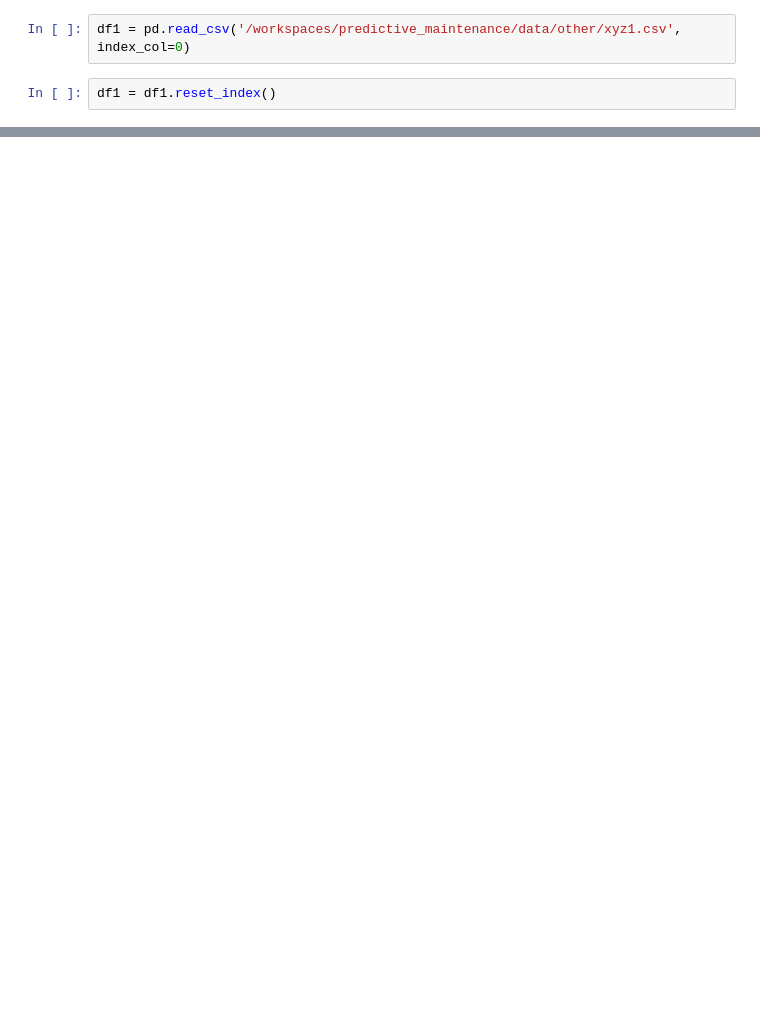
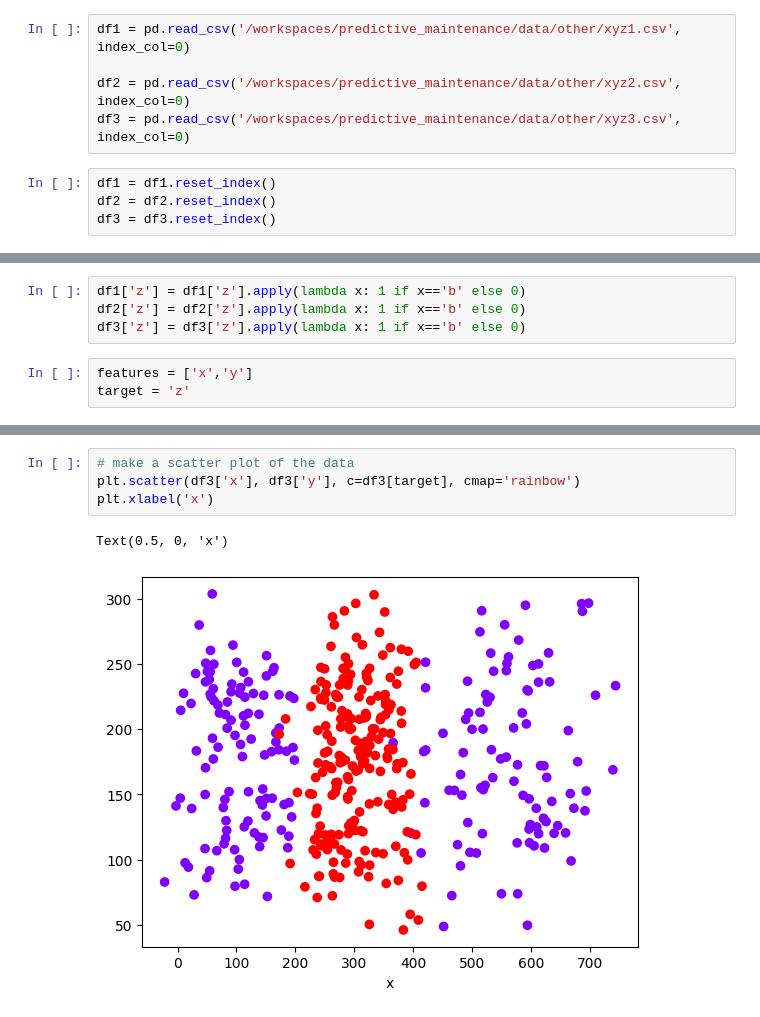
Before and after one commit to Luis-ramirez-r/predictive_maintenance, a Jupyter notebook: notebooks/Clase41.ipynb, the cells around one changed output, grey strips where cells are left out. Saved outputs shown, nothing was run; the diff lists cells and outputs as text; blank space fills up the shorter version.

```diff
--- a/notebooks/Clase41.ipynb
+++ b/notebooks/Clase41.ipynb
@@ -16,5 +46,10 @@ import pandas as pd
 ![![image.png](attachment:image-3.png)](attachment:image-3.png)
 # %%
 df1 = pd.read_csv('/workspaces/predictive_maintenance/data/other/xyz1.csv', index_col=0)
+
+df2 = pd.read_csv('/workspaces/predictive_maintenance/data/other/xyz2.csv', index_col=0)
+df3 = pd.read_csv('/workspaces/predictive_maintenance/data/other/xyz3.csv', index_col=0)
 # %%
 df1 = df1.reset_index()
+df2 = df2.reset_index()
+df3 = df3.reset_index()
@@ -20,0 +63,7 @@ df1 = df1.reset_index()
+# %%
+df1['z'] = df1['z'].apply(lambda x: 1 if x=='b' else 0)
+df2['z'] = df2['z'].apply(lambda x: 1 if x=='b' else 0)
+df3['z'] = df3['z'].apply(lambda x: 1 if x=='b' else 0)
+# %%
+features = ['x','y']
+target = 'z'
@@ -20,0 +246,7 @@ df1 = df1.reset_index()
+# %%
+# make a scatter plot of the data
+plt.scatter(df3['x'], df3['y'], c=df3[target], cmap='rainbow')
+plt.xlabel('x')
+# %% [output]
+Text(0.5, 0, 'x')
+[figure, added]
```
Also changed, not shown: parts of 24 cells of this notebook, 2 other files.
